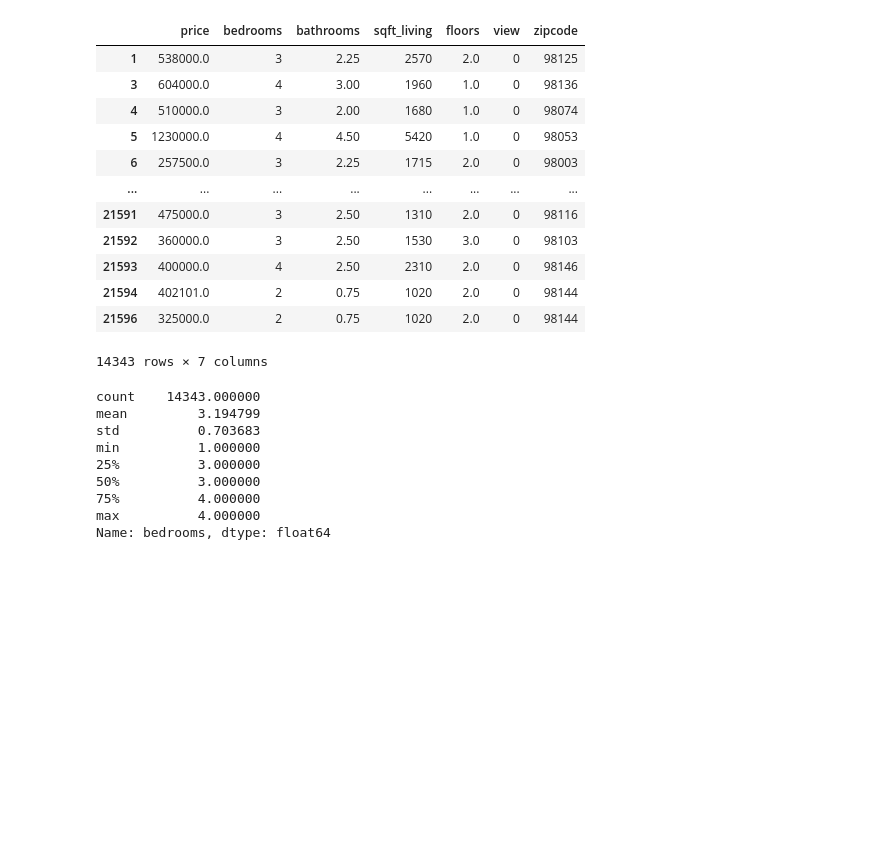
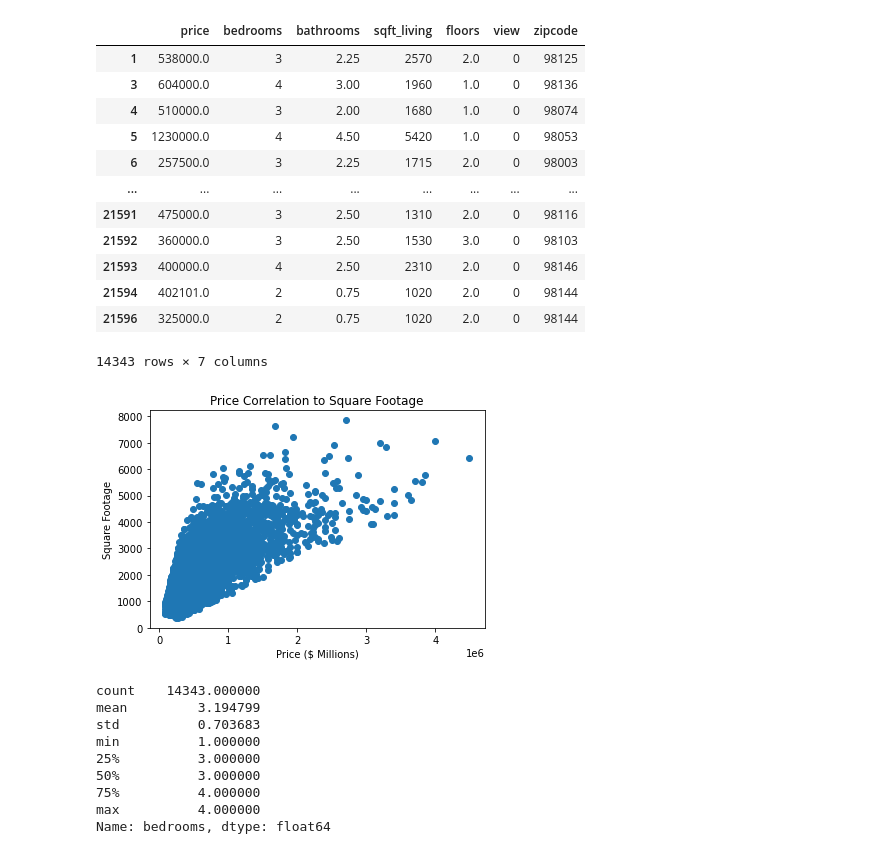
Before and after one commit to litzysj/King-County-Real-Estate-Analysis, a Jupyter notebook: Sandbox Notebook.ipynb, the cells around one changed output. Saved outputs shown, nothing was run; the diff lists cells and outputs as text; code cells hidden in the pictures; blank space fills up the shorter version.

Commit message:
Adding visualization (scatter plot) between Sq footage and Price for presentation

```diff
--- a/Sandbox Notebook.ipynb
+++ b/Sandbox Notebook.ipynb
@@ -145,6 +145,17 @@ df
 | 21594 | 402101.0 | 2 | 0.75 | 1020 | 2.0 | 0 | 98144 |
 | 21596 | 325000.0 | 2 | 0.75 | 1020 | 2.0 | 0 | 98144 |
 14343 rows × 7 columns
+# %%
+X = df['price']
+Y= df['sqft_living']
+
+plt.scatter(X,Y)
+plt.title("Price Correlation to Square Footage")
+plt.xlabel("Price ($ Millions)")
+plt.ylabel("Square Footage")
+plt.show()
+# %% [output]
+[figure, added]
 # %%
 df['bedrooms'].describe()
 # %% [output]
```
Also changed, not shown: parts of 2 cells of this notebook.
